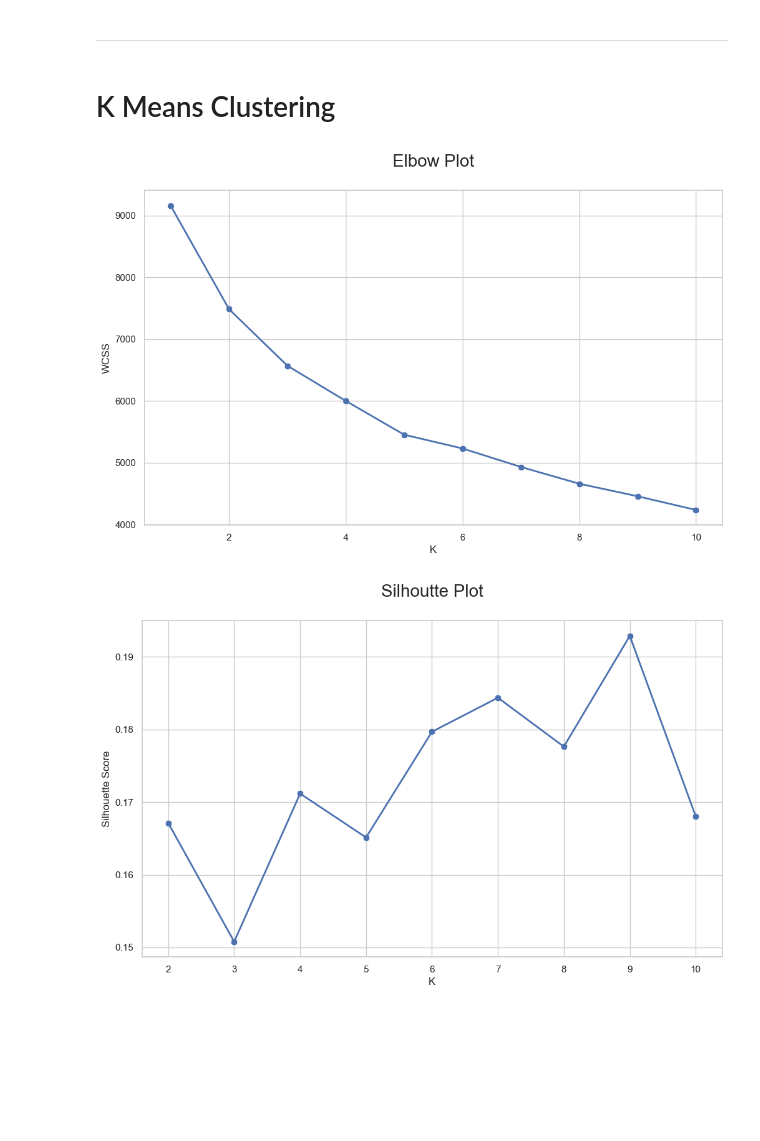
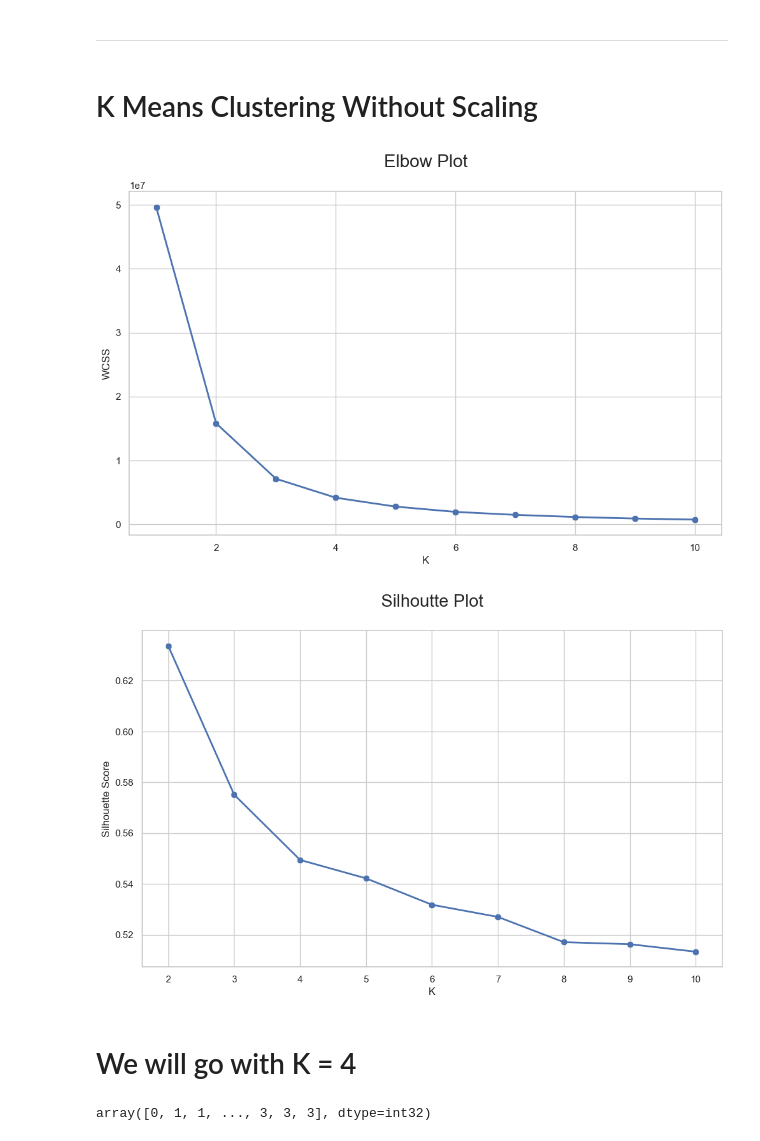
Before and after one commit to GClark89/MusicTrain, a Jupyter notebook: Model.ipynb, the cells around one changed output. Drawn from its saved outputs; the diff is of its cells as text; code cells hidden in the pictures; blank space fills up the shorter version.

```diff
--- a/Model.ipynb
+++ b/Model.ipynb
@@ -23,29 +23,29 @@ df.head()
 # %% [markdown]
 ---
 # %% [markdown]
-# K Means Clustering
+# K Means Clustering Without Scaling
 # %%
 # Create an Elbow plot of WSS (Within-Cluster Sum of Squares)
 
 X1 = df.loc[:, ['dating', 'violence', 'world/life', 'night/time', 'shake the audience',
        'family/gospel', 'romantic', 'communication', 'obscene', 'music',
        'movement/places', 'light/visual perceptions', 'family/spiritual',
-       'sadness', 'feelings', 'age', 'len_scaled']].values
+       'sadness', 'feelings', 'age', 'len']].values
 wcss = []
 for k in range(1,11):
-    kmeans = KMeans(n_clusters= k, init="k-means++")
+    kmeans = KMeans(n_clusters= k, init="k-means++" , random_state= 42)
     kmeans.fit(X1)
     wcss.append(kmeans.inertia_)
 plt.figure(figsize= (12,7))
 
 sns.set(style="whitegrid")
 plt.plot(range(1, 11), wcss, linewidth = 2, marker = '8')
 plt.title('Elbow Plot\n', fontsize = 20)
 plt.xlabel('K')
 plt.ylabel('WCSS')
 plt.show()
 # %% [output]
-[figure, old version]
+[figure, new version]
 # %%
 # Now lets create a plot of silhoutte score
 
@@ -53,7 +53,7 @@ plt.show()
 silhouette = []
 for k in range(2, 11):
 # create a Kmeans object initialized with `k` clusters and `init` parameter of `k-means++`
-    kmeans = KMeans(n_clusters = k, init = 'k-means++')
+    kmeans = KMeans(n_clusters = k, init = 'k-means++',random_state= 42)
     predictions = kmeans.fit_predict(X1)
     silhouette.append(metrics.silhouette_score(X1, predictions))
 
@@ -65,4 +65,6 @@ plt.xlabel('K')
 plt.ylabel('Silhouette Score')
 plt.show()
 # %% [output]
-[figure, old version]
+[figure, new version]
+# %% [markdown]
+# We will go with K = 4
@@ -68,0 +79,7 @@ plt.show()
+# %%
+# Generate labels for the dataset
+
+labels = kmeans.fit_predict(X1)
+labels
+# %% [output]
+array([0, 1, 1, ..., 3, 3, 3], dtype=int32)
```
Also changed, not shown: parts of 14 cells of this notebook, 2 other files.
